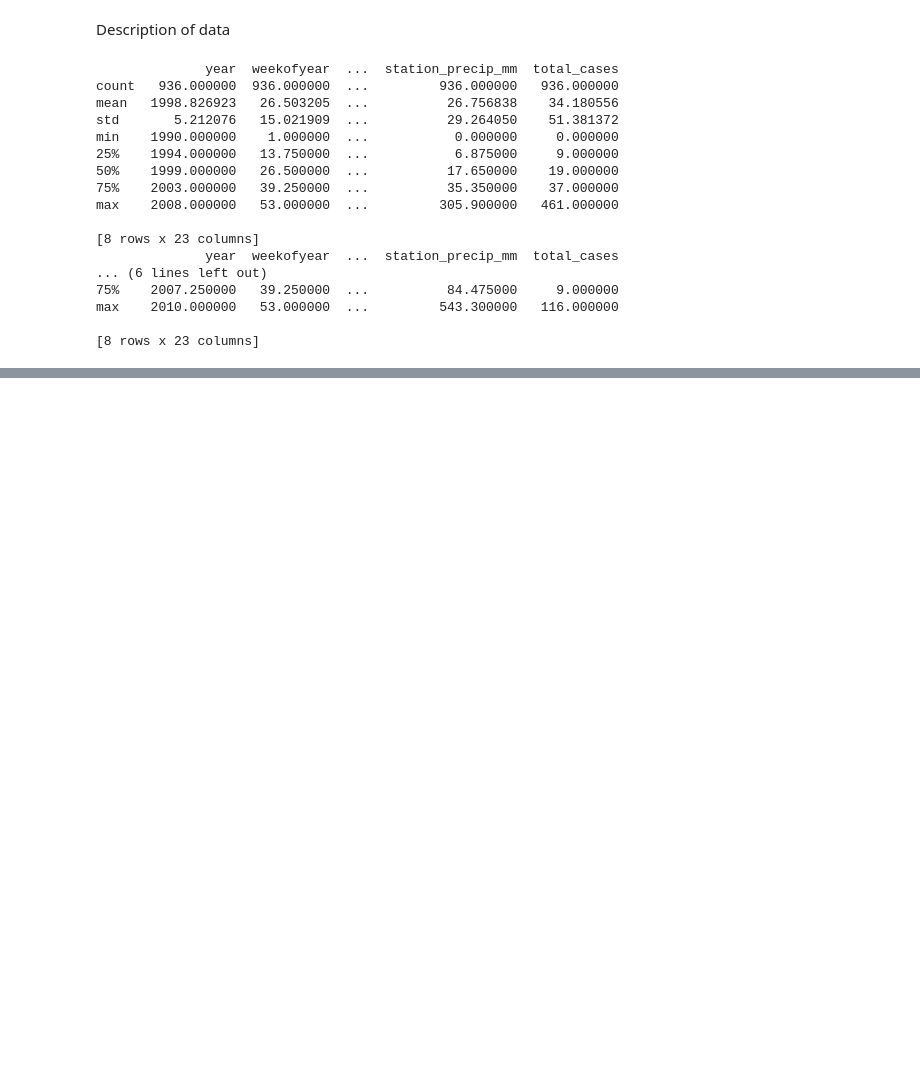
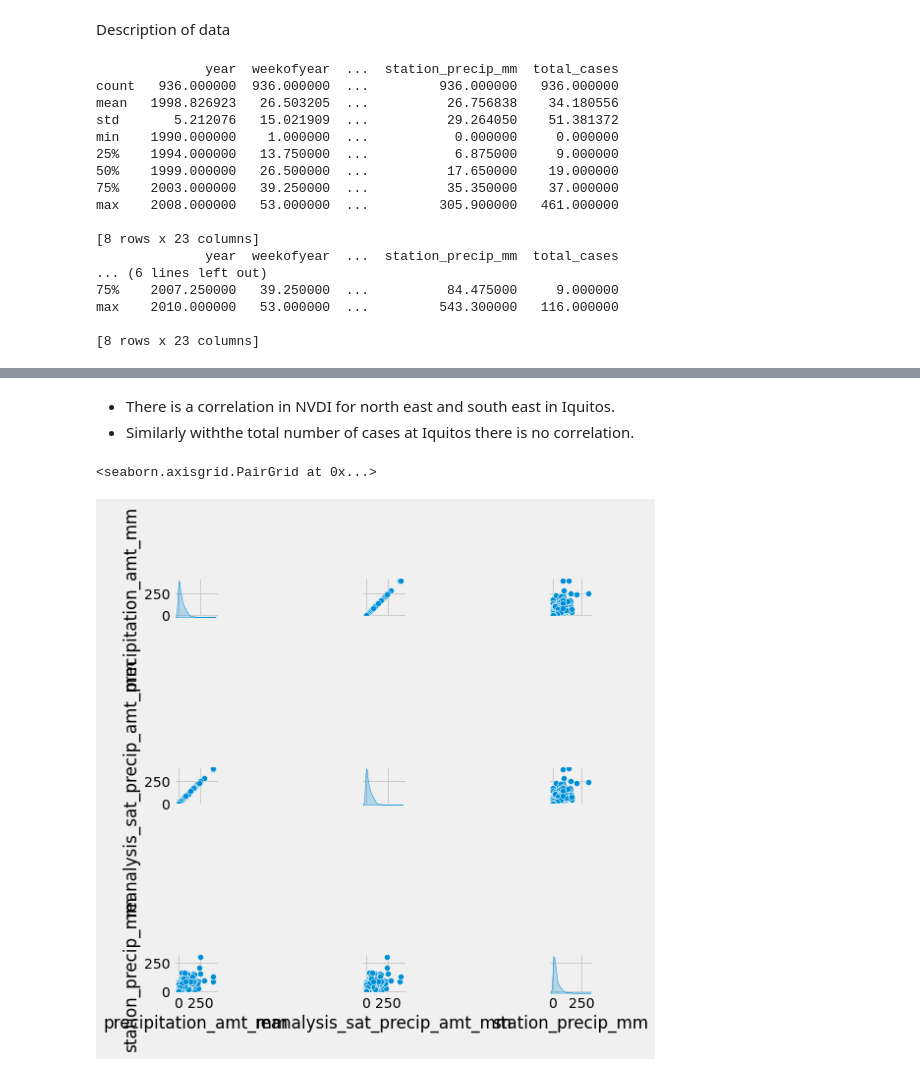
Before and after one commit to Mjcherono/Predicting-Disease-Spread, a Jupyter notebook: dengue.ipynb, the cells around one changed output, grey strips where cells are left out. Saved outputs shown, nothing was run; the diff lists cells and outputs as text; code cells hidden in the pictures; blank space fills up the shorter version.

```diff
--- a/dengue.ipynb
+++ b/dengue.ipynb
@@ -455,0 +459,12 @@ sns.heatmap(data_corr2)
+# %% [markdown]
+*   There is a correlation in NVDI for north east and south east in Iquitos.
+*   Similarly withthe total number of cases at Iquitos there is no correlation.
+# %%
+# create mean NVDI for each week for each city
+sj['nvdi_mean'] = sj[sj.columns[3:7]].mean(axis = 1)
+iq['nvdi_mean'] = iq[iq.columns[3:7]].mean(axis = 1)
+# %%
+sns.pairplot(sj[["precipitation_amt_mm", "reanalysis_sat_precip_amt_mm", "station_precip_mm"]], diag_kind="kde")
+# %% [output]
+<seaborn.axisgrid.PairGrid at 0x...>
+[figure, added]
```
Also changed, not shown: parts of 22 cells of this notebook.
